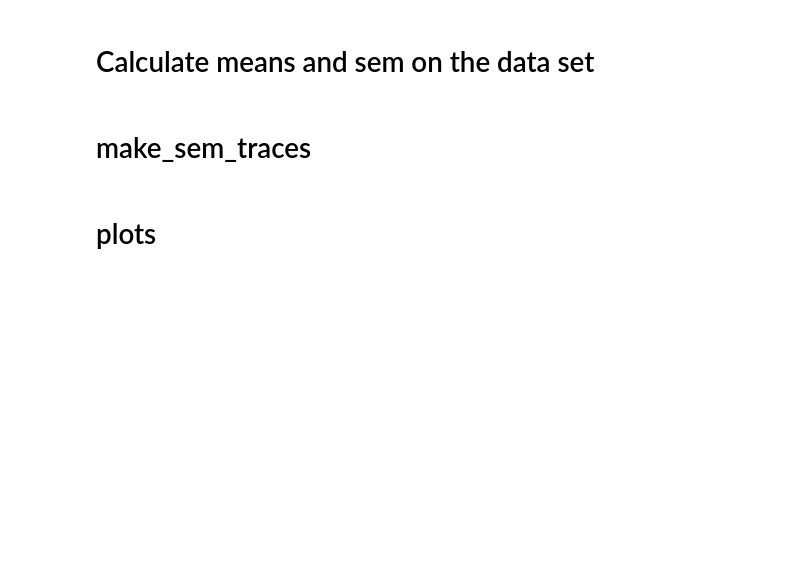
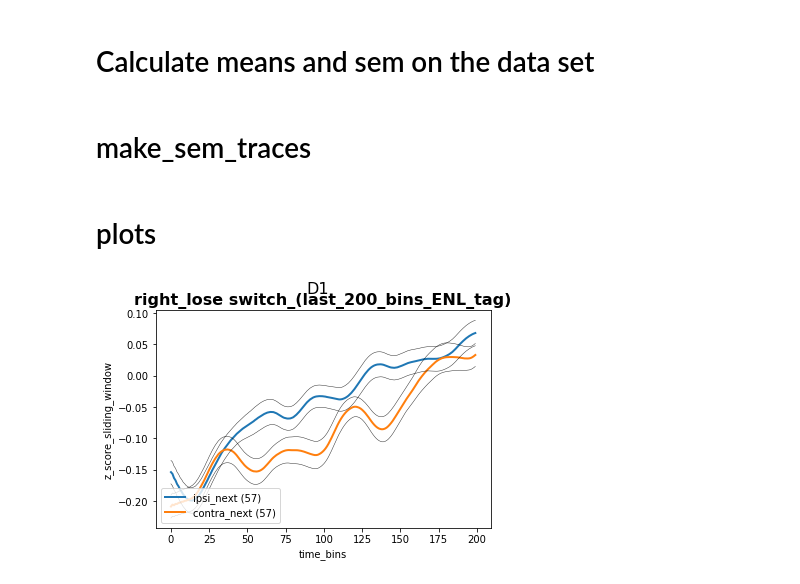
Before and after one commit to gilmandelbaum/analysis-pipeline-for-photometry_ex, a Jupyter notebook: Nb_data_set/data_set_lineplot/TestOutPut.ipynb, the cells around one changed output. Cells and saved outputs as stored; diff of their text form; code cells hidden in the pictures; blank space fills up the shorter version.

Commit message:
working on plots

```diff
--- a/Nb_data_set/data_set_lineplot/TestOutPut.ipynb
+++ b/Nb_data_set/data_set_lineplot/TestOutPut.ipynb
@@ -78,4 +75,4 @@ cache_dir_plt
 # %%
-l_ls_period_d1_data_set= dslhf.extract_data_of_interest_ipsi_contra_data_set(data_set,
-                                                                           1,0,
-                                                                           period_of_interest,"d1 L")
+r_ls_period_d1_data_set= dslhf.extract_data_of_interest_ipsi_contra_data_set(data_set,
+                                                                           0,0,
+                                                                           period_of_interest,"d1 R")
@@ -96,5 +91,5 @@ l_wr_period_d2_data_set= dslhf.extract_data_of_interest_ipsi_contra_data_set(dat
 # %% [markdown]
 # Calculate means per each session
 # %%
-l_ls_period_d1_df = dslhf.calculate_mean_data_set(l_ls_period_d1_data_set)
+r_ls_period_d1_df = dslhf.calculate_mean_data_set(r_ls_period_d1_data_set)
 # %%
@@ -106,5 +101,5 @@ l_wr_period_d2_df = dslhf.calculate_mean_data_set(l_wr_period_d2_data_set)
 # %% [markdown]
 # Calculate means and sem on the data set
 # %%
-l_ls_period_d1_mean_sem = dslhf.calculate_mean_sem (l_ls_period_d1_df)
+r_ls_period_d1_mean_sem = dslhf.calculate_mean_sem (r_ls_period_d1_df)
 # %%
@@ -116,5 +111,5 @@ l_wr_period_d2_mean_sem = dslhf.calculate_mean_sem (l_wr_period_d2_df)
 # %% [markdown]
 # make_sem_traces
 # %%
-l_ls_period_d1_sem_traces = dslhf.make_sem_traces(l_ls_period_d1_mean_sem)
+r_ls_period_d1_sem_traces = dslhf.make_sem_traces(r_ls_period_d1_mean_sem)
 # %%
@@ -126,7 +121,9 @@ l_wr_period_d2_sem_traces = dslhf.make_sem_traces(l_wr_period_d2_mean_sem)
 # %% [markdown]
 # plots
 # %%
-dslhf.plot_ipsi_contra_together(l_ls_period_d1_mean_sem,
-                              l_ls_period_d1_sem_traces,
-                              "left_lose switch",period_of_interest,"D1",y_axis,cache_dir_plt)
+dslhf.plot_ipsi_contra_together(r_ls_period_d1_mean_sem,
+                              r_ls_period_d1_sem_traces,
+                              "right_lose switch",period_of_interest,"D1",y_axis,cache_dir_plt)
+# %% [output]
+[figure, added]
 # %%
```
Also changed, not shown: parts of 22 cells of this notebook.
